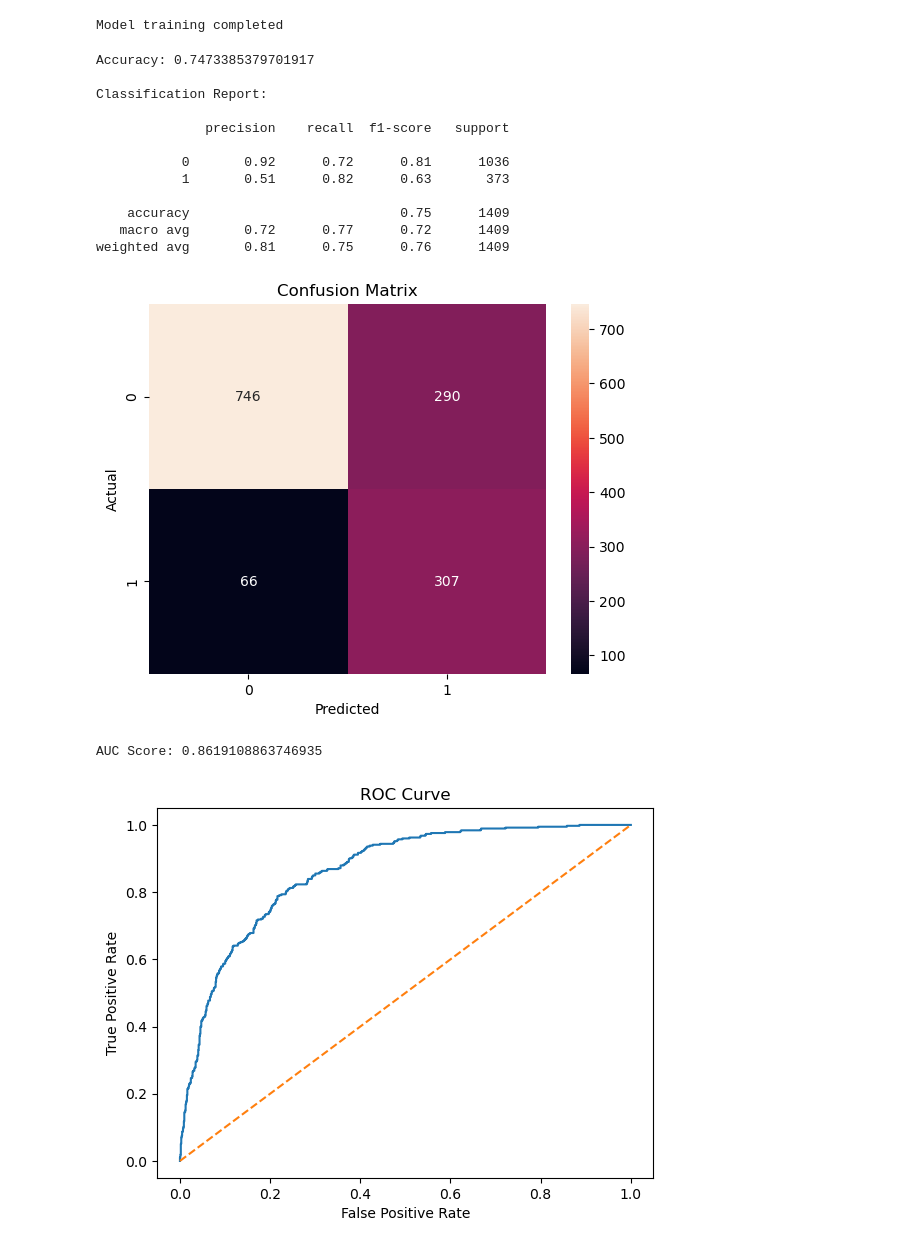
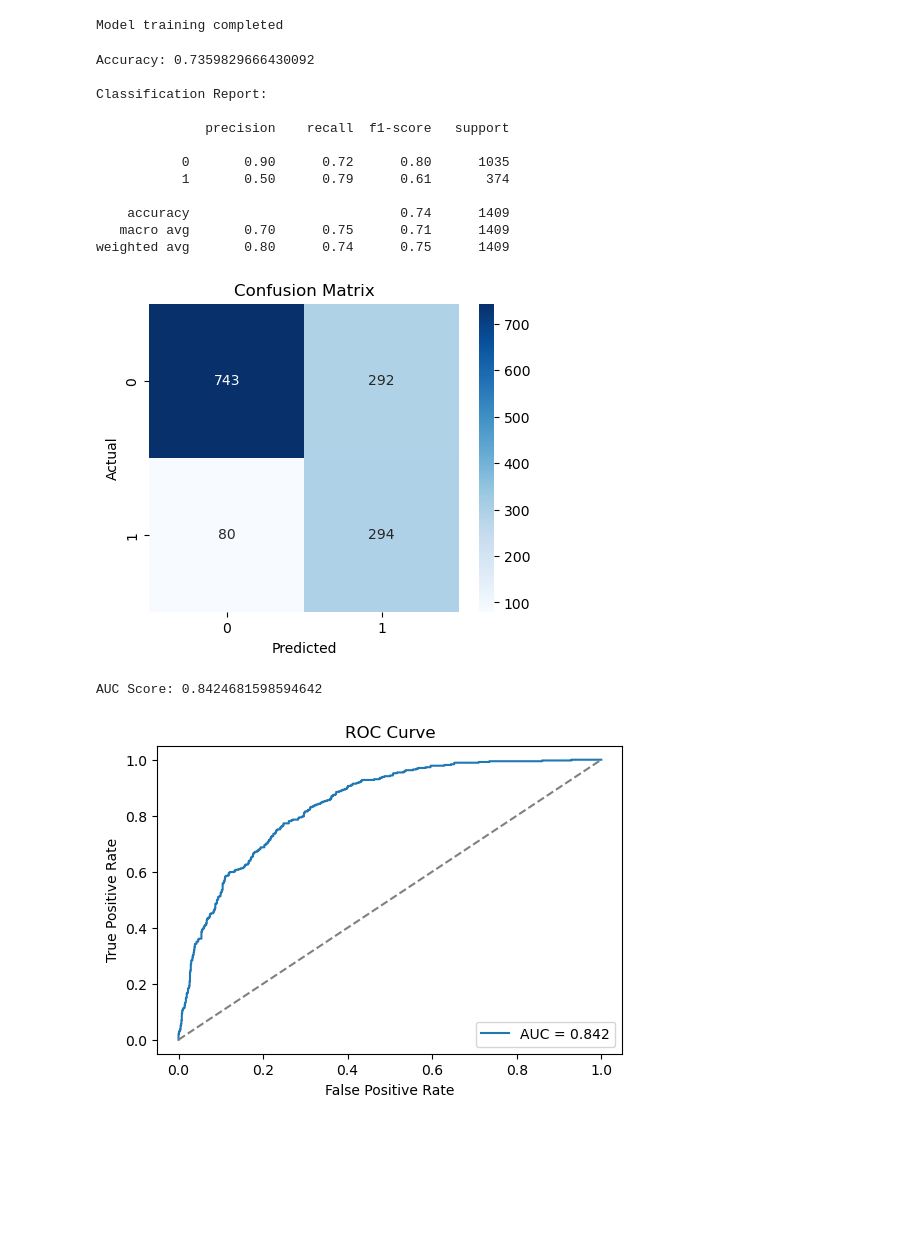
Before and after one commit to BuddhiniJ/ML-Assignment, a Jupyter notebook: logistic_regression.ipynb, the cells around one changed output. Drawn from its saved outputs; the diff is of its cells as text; code cells hidden in the pictures; blank space fills up the shorter version.

```diff
--- a/logistic_regression.ipynb
+++ b/logistic_regression.ipynb
@@ -7,4 +17,8 @@ df = pd.read_csv("Telco-Customer-Churn.csv")
 # %%
-# Quick sanity check of the first few records.
+# Load the dataset.
+df_raw = pd.read_csv("Telco-Customer-Churn.csv")
+
+# Quick sanity checks.
+print(f"Rows: {df_raw.shape[0]}, Columns: {df_raw.shape[1]}")
 df_raw.head()
 # %% [output]
@@ -48,6 +79,12 @@ df.drop('customerID', axis=1, inplace=True)
 # %%
 # Encode target label as binary values: Yes -> 1, No -> 0.
-df["Churn"] = df["Churn"].map({"Yes": 1, "No": 0})
+df['Churn'] = df['Churn'].map({'Yes': 1, 'No': 0})
 
-# One-hot encode categorical features; drop_first avoids dummy trap.
+# One-hot encode categorical columns. drop_first avoids multicollinearity.
 df_model = pd.get_dummies(df, drop_first=True)
+
+# Split features and target.
+X = df_model.drop(columns=['Churn'])
+y = df_model['Churn']
+
+print(f"Feature matrix shape before reduction: {X.shape}")
@@ -104,13 +151,9 @@ print("Model training completed")
 # %% [output]
 Model training completed
 # %%
-from sklearn.metrics import accuracy_score, classification_report, confusion_matrix, roc_auc_score, roc_curve
-import matplotlib.pyplot as plt
-import seaborn as sns
-
 # Generate class predictions and positive-class probabilities.
-y_pred = model.predict(X_test)
-y_prob = model.predict_proba(X_test)[:, 1]
+y_pred = model.predict(X_test_selected)
+y_prob = model.predict_proba(X_test_selected)[:, 1]
 
 # Compute and print core classification metrics.
 accuracy = accuracy_score(y_test, y_pred)
@@ -122,8 +165,8 @@ print(classification_report(y_test, y_pred))
 # Build and display confusion matrix.
 cm = confusion_matrix(y_test, y_pred)
 
-plt.figure()
-sns.heatmap(cm, annot=True, fmt='d')
+plt.figure(figsize=(5, 4))
+sns.heatmap(cm, annot=True, fmt='d', cmap='Blues')
 plt.title("Confusion Matrix")
 plt.xlabel("Predicted")
 plt.ylabel("Actual")
@@ -131,46 +174,50 @@ plt.show()
 
 # Plot ROC curve and calculate AUC.
 roc_auc = roc_auc_score(y_test, y_prob)
 print("AUC Score:", roc_auc)
 
 fpr, tpr, _ = roc_curve(y_test, y_prob)
 
-plt.figure()
-plt.plot(fpr, tpr)
-plt.plot([0,1],[0,1],'--')
+plt.figure(figsize=(6, 4))
+plt.plot(fpr, tpr, label=f'AUC = {roc_auc:.3f}')
+plt.plot([0, 1], [0, 1], '--', color='gray')
 plt.title("ROC Curve")
 plt.xlabel("False Positive Rate")
 plt.ylabel("True Positive Rate")
+plt.legend(loc='lower right')
 plt.show()
 
-# Show top features based on model coefficients.
+# Show selected features with strongest positive churn contribution.
 coefficients = pd.DataFrame({
-    'Feature': X.columns,
+    'Feature': selected_feature_names,
     'Coefficient': model.coef_[0]
 }).sort_values(by='Coefficient', ascending=False)
 
 print("\nTop Features Influencing Churn:\n")
 print(coefficients.head(10))
 
+print("\nBottom Features (strongest negative coefficients):\n")
+print(coefficients.tail(10))
+
 # Print final summary metrics.
 print("\nFinal Model Performance:")
 print("Accuracy:", accuracy)
 print("AUC Score:", roc_auc)
 # %% [output]
-Accuracy: 0.7473385379701917
+Accuracy: 0.7359829666430092
 
 Classification Report:
 
               precision    recall  f1-score   support
 
-           0       0.92      0.72      0.81      1036
-           1       0.51      0.82      0.63       373
+           0       0.90      0.72      0.80      1035
+           1       0.50      0.79      0.61       374
 
-    accuracy                           0.75      1409
-   macro avg       0.72      0.77      0.72      1409
-weighted avg       0.81      0.75      0.76      1409
+    accuracy                           0.74      1409
+   macro avg       0.70      0.75      0.71      1409
+weighted avg       0.80      0.74      0.75      1409
-[figure, old version]
+[figure, new version]
-AUC Score: 0.8619108863746935
+AUC Score: 0.8424681598594642
-[figure, old version]
+[figure, new version]
 Top Features Influencing Churn:
 
```
Also changed, not shown: parts of 9 cells of this notebook.
